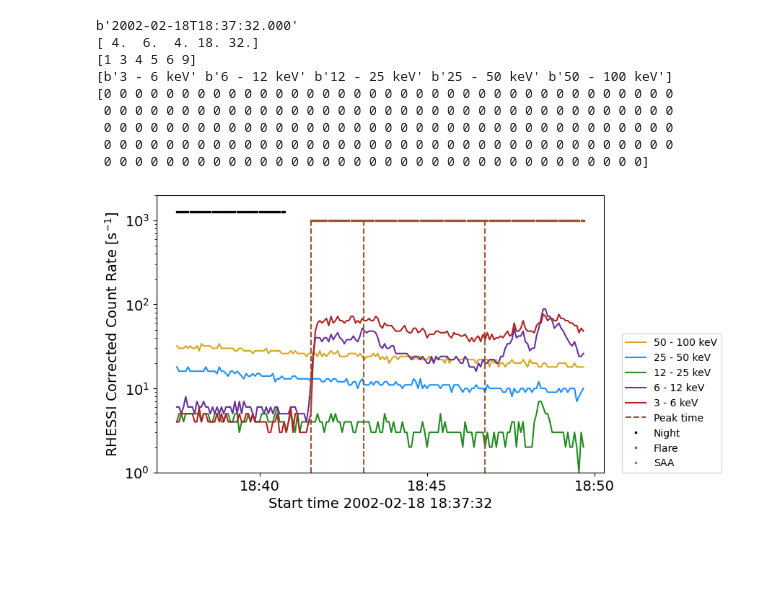
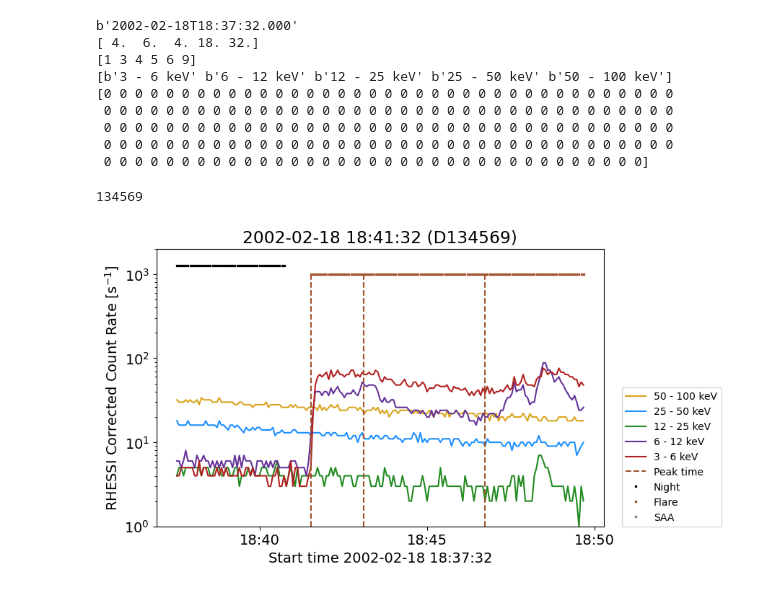
Before and after one commit to ianan/rhsi_flstat, a Jupyter notebook: rhsi_flstat_sumltc_plot.ipynb, the cells around one changed output. Drawn from its saved outputs; the diff is of its cells as text; code cells hidden in the pictures; blank space fills up the shorter version.

```diff
--- a/rhsi_flstat_sumltc_plot.ipynb
+++ b/rhsi_flstat_sumltc_plot.ipynb
@@ -64,6 +64,11 @@ b'2002-02-18T18:37:32.000'
 times=[]
 for tt in sumdata['times']:
     times.append(tt.decode('utf-8'))
+# Also get info about detectors used to make the ltc data
+dets=sumdata['dets_ind'].decode('utf-8')
+print(dets)
+# %% [output]
+134569
 # %%
 # For plotting need to put into actual times not strings
 # Start by putting in to astropy time format (most control)
@@ -83,32 +88,32 @@ plt.plot_date(mtimes,sumdata['countrate'][:,3],'-',color='dodgerblue',\
 plt.plot_date(mtimes,sumdata['countrate'][:,2],'-',color='forestgreen',\
              label=sumdata['engs_id'][2].decode('utf-8'))
 plt.plot_date(mtimes,sumdata['countrate'][:,1],'-',color='rebeccapurple',\
              label=sumdata['engs_id'][1].decode('utf-8'))
 plt.plot_date(mtimes,sumdata['countrate'][:,0],'-',color='firebrick',\
              label=sumdata['engs_id'][0].decode('utf-8'))
 # Plot the flare start, end and peak times
 ftims=[start_time.datetime,peak_time.datetime,end_time.datetime]
 plt.vlines(ftims,ylim[0],1e3,label='Peak time',linestyle='dashed',color='sienna')
 
 # Now only plot where the flag is == 1
 plt.plot_date(mtimes[sumdata['ecl_flag']==1],\
               sumdata['ecl_flag'][sumdata['ecl_flag']==1]*10**3.1,'s',color='black',\
              label='Night',markersize=2)
 plt.plot_date(mtimes[sumdata['flr_flag']==1],\
               sumdata['flr_flag'][sumdata['flr_flag']==1]*10**3.0,'s',color='sienna',\
              label='Flare',markersize=2)
 plt.plot_date(mtimes[sumdata['saa_flag']==1],\
               sumdata['saa_flag'][sumdata['saa_flag']==1]*10**3.15,'s',color='grey',\
              label='SAA',markersize=2)
-
+plt.title(start_time.iso[:19]+' (D'+dets+')')
 plt.ylim(ylim)
 plt.yscale('log')
 plt.xlabel('Start time '+atimes[0].iso[:-4])
 plt.ylabel('RHESSI Corrected Count Rate [s$^{-1}$]')
 plt.legend(loc=(1.04,0), prop={'size': 10})
 # The following should give HH:MM for the axis formate
 myFmt = matplotlib.dates.DateFormatter('%H:%M')
 ax.xaxis.set_major_formatter(myFmt)
 fig.show()
 # %% [output]
-[figure, old version]
+[figure, new version]
```
